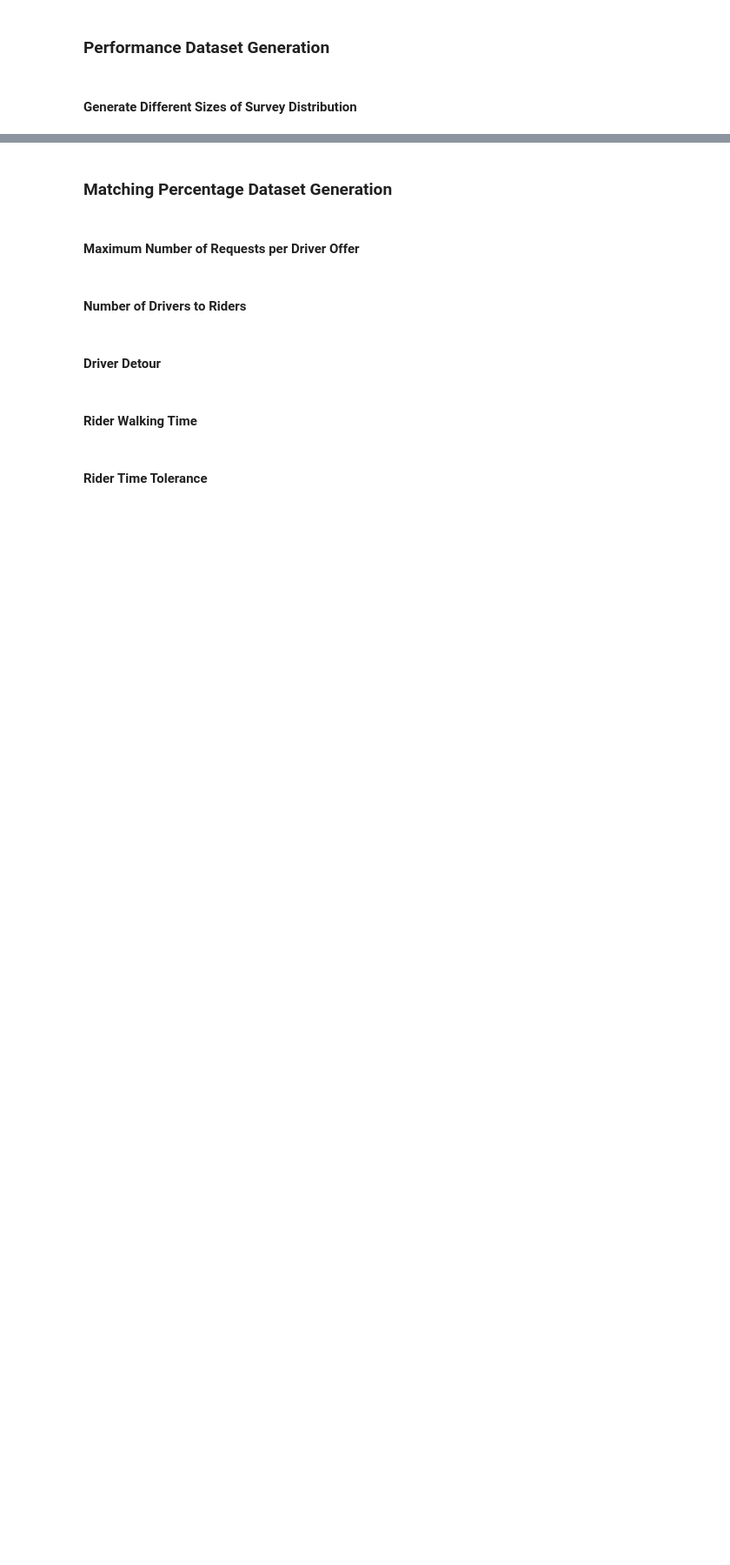
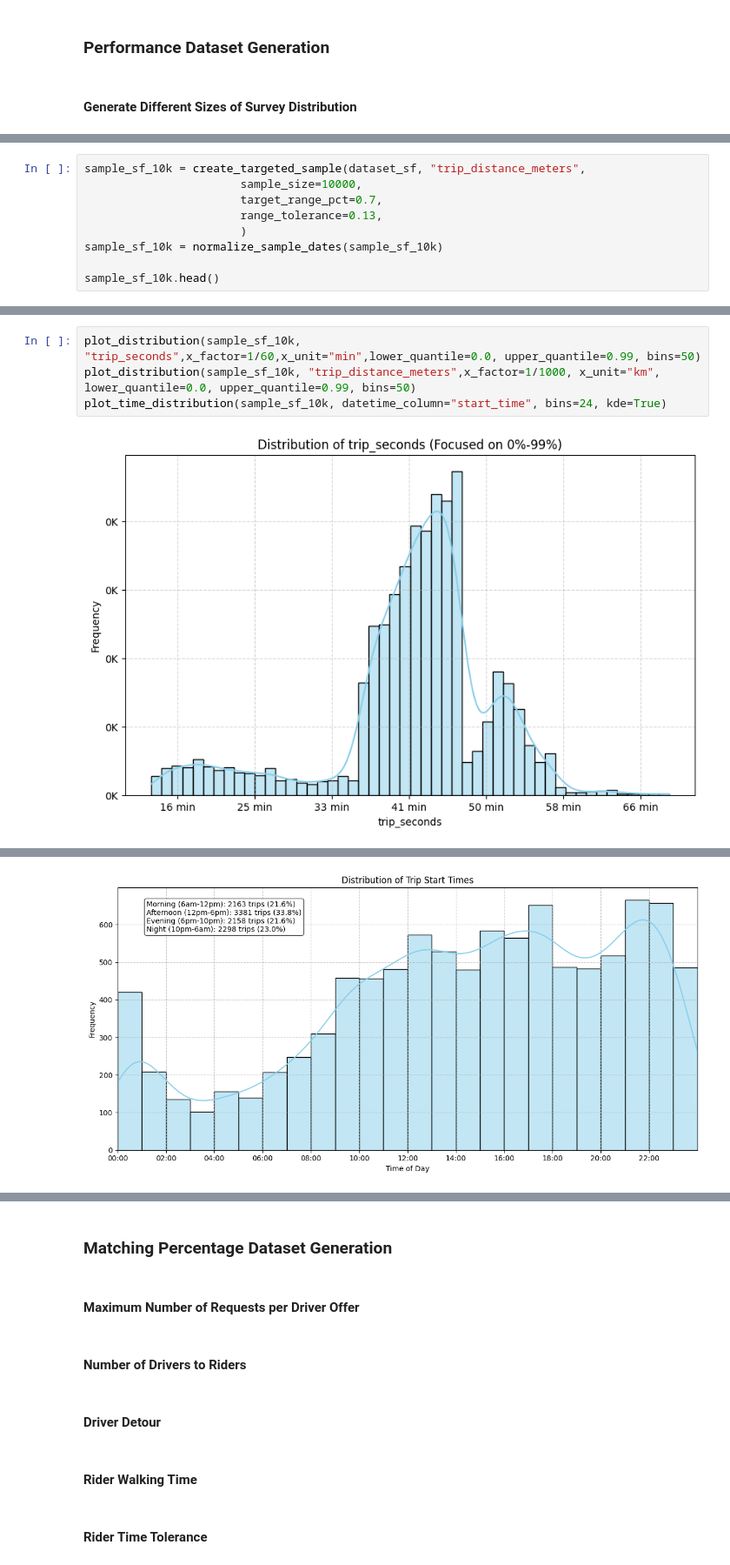
Before and after one commit to carpooling-egy/matching-engine, a Jupyter notebook: testing/datasets.ipynb, the cells around one changed output, grey strips where cells are left out. Shown at 87% size. Cells and saved outputs as stored; diff of their text form; blank space fills up the shorter version.

```diff
--- a/testing/datasets.ipynb
+++ b/testing/datasets.ipynb
@@ -507,0 +1986,9 @@ create_multiple_datasets(
+# %%
+sample_sf_10k = create_targeted_sample(dataset_sf, "trip_distance_meters",
+                       sample_size=10000,
+                       target_range_pct=0.7,
+                       range_tolerance=0.13,
+                       )
+sample_sf_10k = normalize_sample_dates(sample_sf_10k)
+
+sample_sf_10k.head()
@@ -507,0 +2018,6 @@ create_multiple_datasets(
+# %%
+plot_distribution(sample_sf_10k, "trip_seconds",x_factor=1/60,x_unit="min",lower_quantile=0.0, upper_quantile=0.99, bins=50)
+plot_distribution(sample_sf_10k, "trip_distance_meters",x_factor=1/1000, x_unit="km", lower_quantile=0.0, upper_quantile=0.99, bins=50)
+plot_time_distribution(sample_sf_10k, datetime_column="start_time", bins=24, kde=True)
+# %% [output]
+[figure, added]
@@ -507,0 +2025 @@ create_multiple_datasets(
+[figure, added]
```
Also changed, not shown: parts of 53 cells of this notebook.
